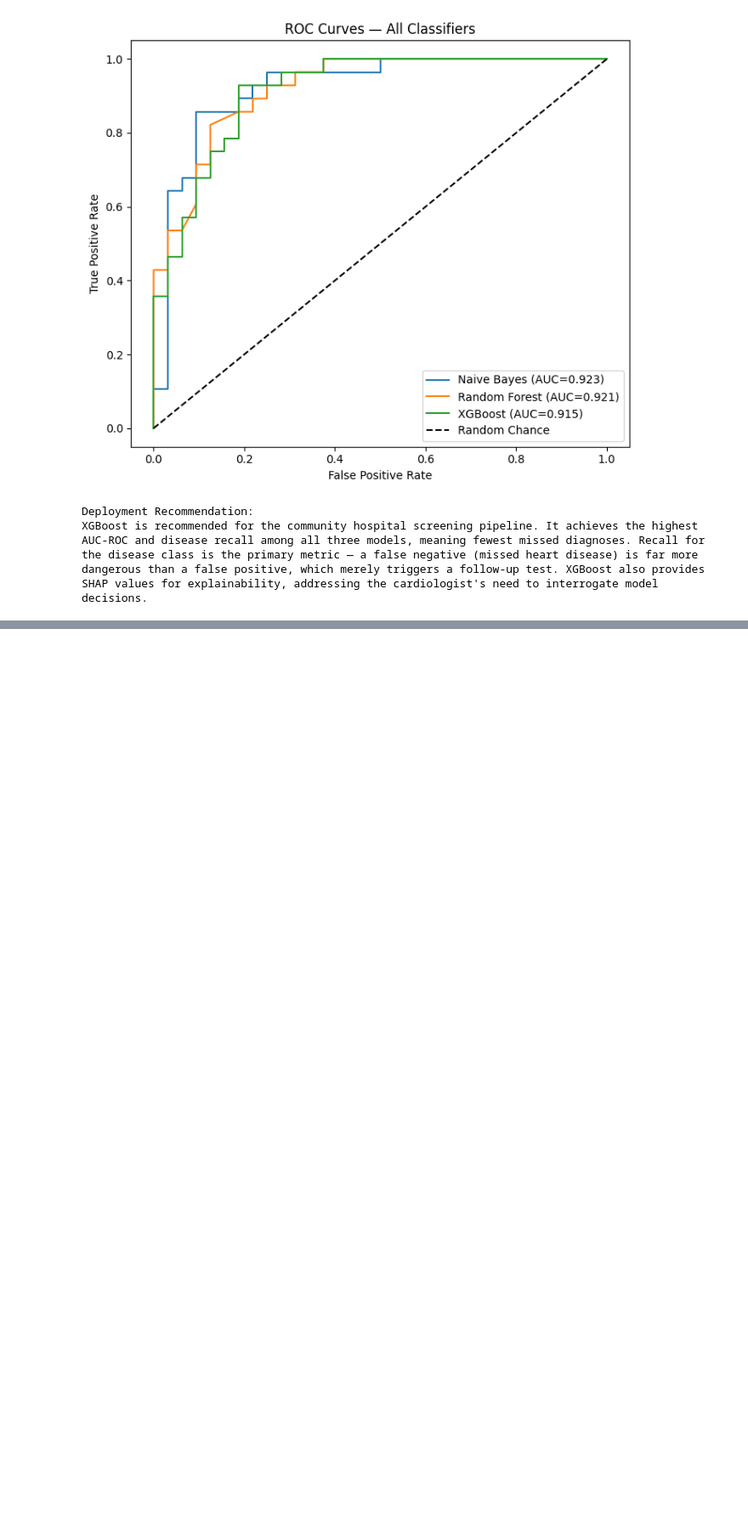
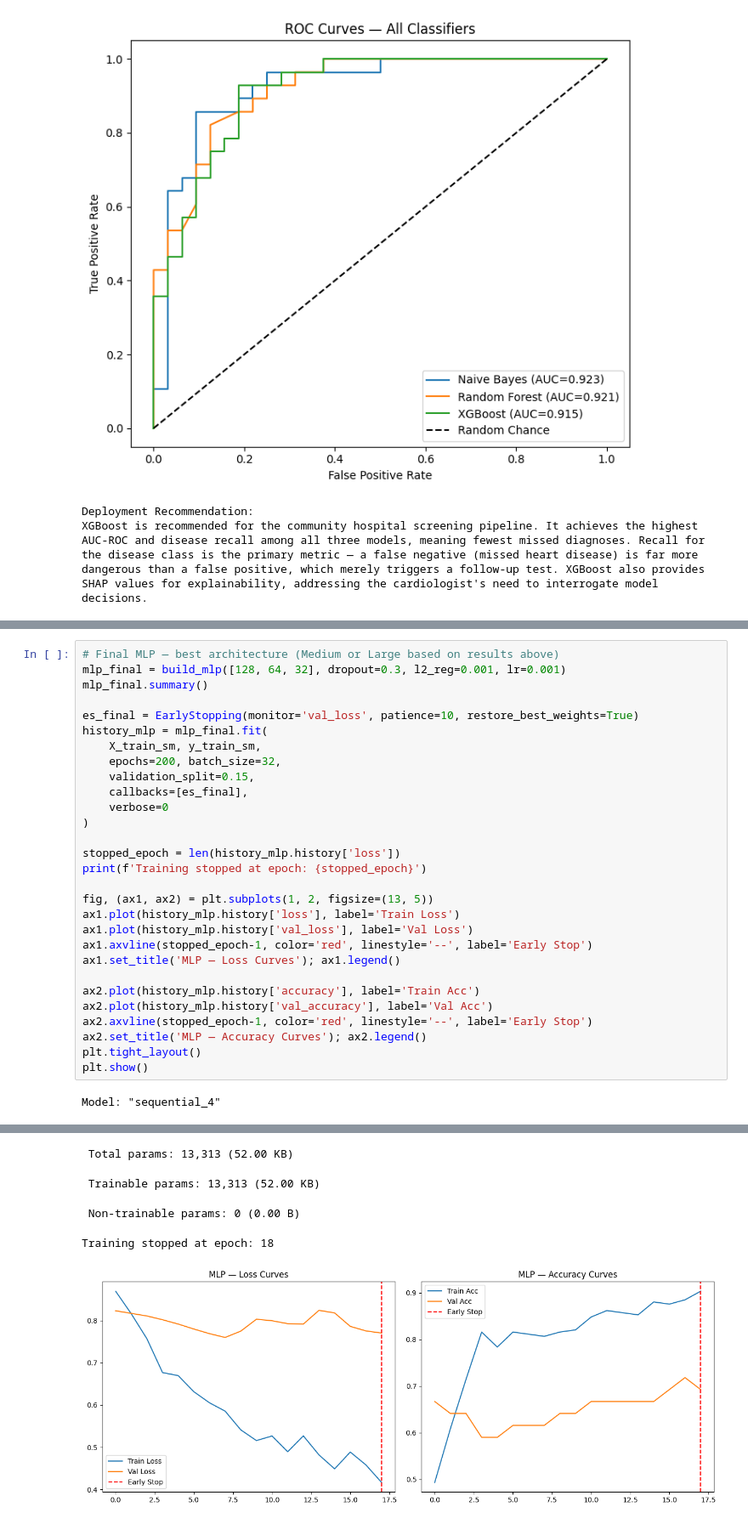
Before and after one commit to Saif1Shahzad/cardioai-heart-disease-prediction, a Jupyter notebook: notebook/i232634_DS-A_Assignment 4_Notebook.ipynb, the cells around one changed output, grey strips where cells are left out. Shown at 85% size. Drawn from its saved outputs; the diff is of its cells as text; blank space fills up the shorter version.

```diff
--- a/notebook/i232634_DS-A_Assignment 4_Notebook.ipynb
+++ b/notebook/i232634_DS-A_Assignment 4_Notebook.ipynb
@@ -849,0 +984,31 @@ SHAP values for explainability, addressing the cardiologist's need to interrogat
+# %%
+# Final MLP — best architecture (Medium or Large based on results above)
+mlp_final = build_mlp([128, 64, 32], dropout=0.3, l2_reg=0.001, lr=0.001)
+mlp_final.summary()
+
+es_final = EarlyStopping(monitor='val_loss', patience=10, restore_best_weights=True)
+history_mlp = mlp_final.fit(
+    X_train_sm, y_train_sm,
+    epochs=200, batch_size=32,
+    validation_split=0.15,
+    callbacks=[es_final],
+    verbose=0
+)
+
+stopped_epoch = len(history_mlp.history['loss'])
+print(f'Training stopped at epoch: {stopped_epoch}')
+
+fig, (ax1, ax2) = plt.subplots(1, 2, figsize=(13, 5))
+ax1.plot(history_mlp.history['loss'], label='Train Loss')
+ax1.plot(history_mlp.history['val_loss'], label='Val Loss')
+ax1.axvline(stopped_epoch-1, color='red', linestyle='--', label='Early Stop')
+ax1.set_title('MLP — Loss Curves'); ax1.legend()
+
+ax2.plot(history_mlp.history['accuracy'], label='Train Acc')
+ax2.plot(history_mlp.history['val_accuracy'], label='Val Acc')
+ax2.axvline(stopped_epoch-1, color='red', linestyle='--', label='Early Stop')
+ax2.set_title('MLP — Accuracy Curves'); ax2.legend()
+plt.tight_layout()
+plt.show()
+# %% [output]
+Model: "sequential_4"
@@ -849,0 +1032,5 @@ SHAP values for explainability, addressing the cardiologist's need to interrogat
+ Total params: 13,313 (52.00 KB)
+ Trainable params: 13,313 (52.00 KB)
+ Non-trainable params: 0 (0.00 B)
+Training stopped at epoch: 18
+[figure, added]
```
Also changed, not shown: parts of 11 cells of this notebook.
